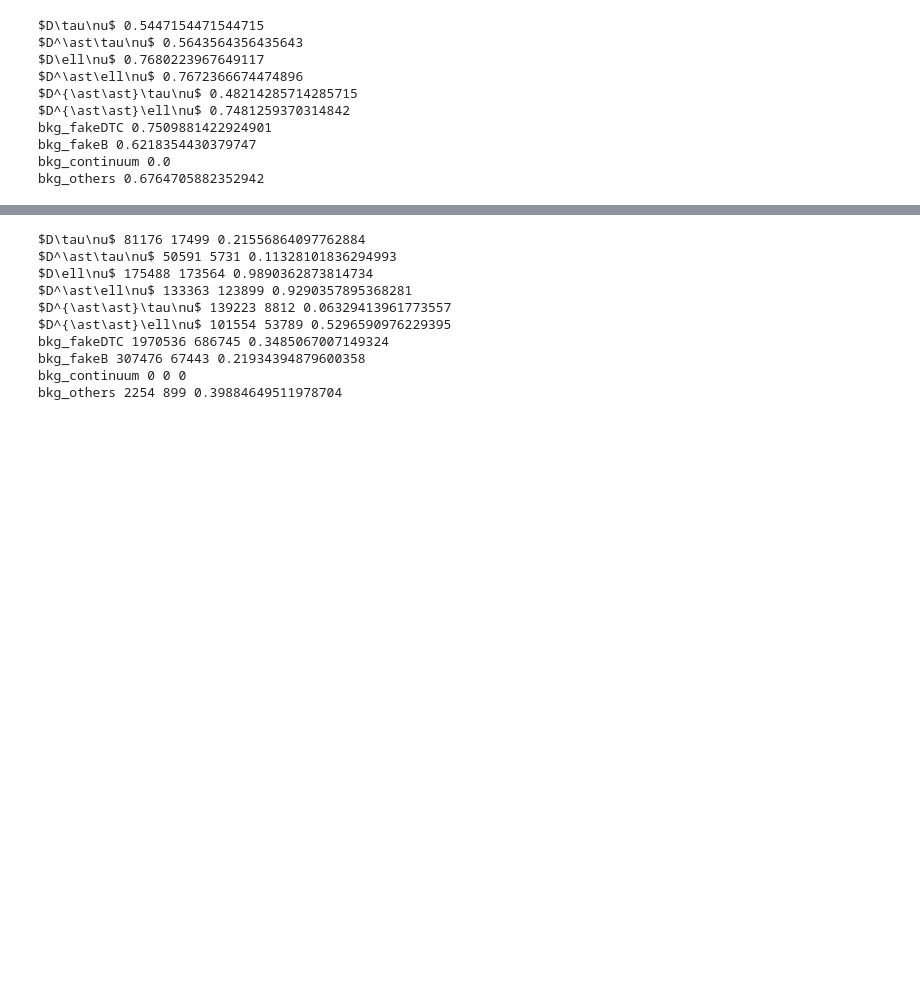
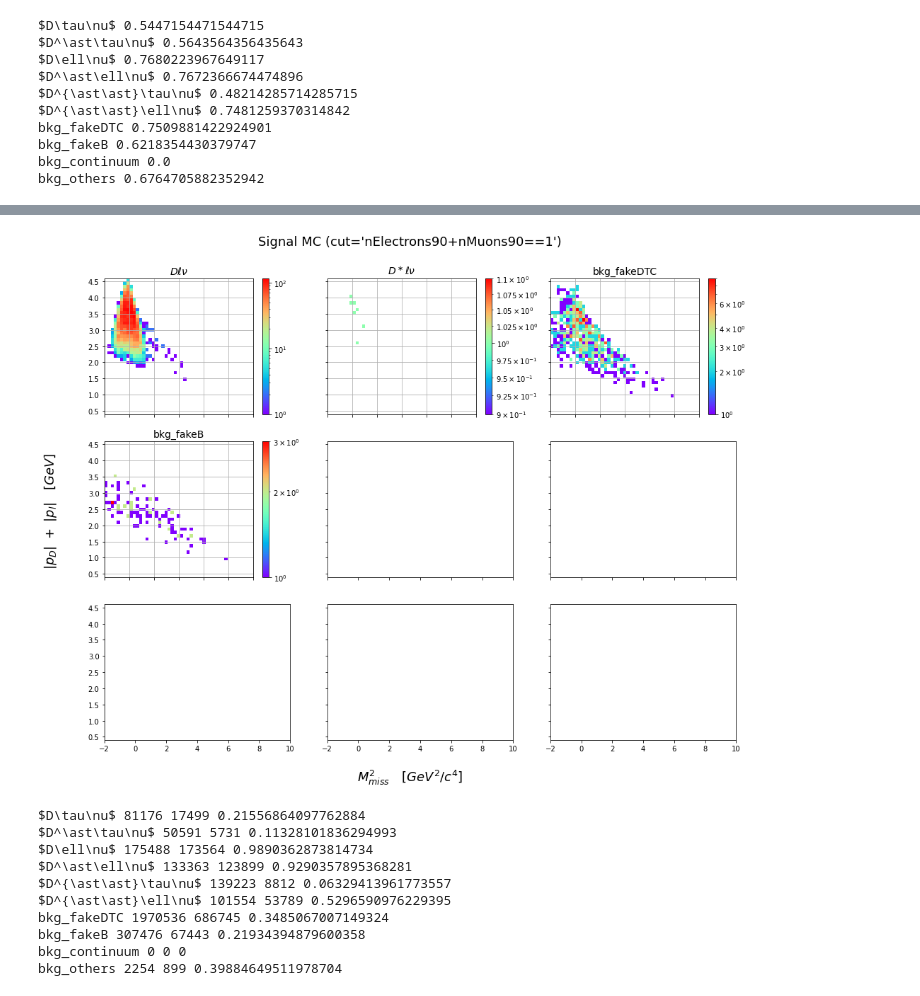
Before and after one commit to zjkjsd/inclusive_R_D, a Jupyter notebook: Offline/2_PlotNtuple_e.ipynb, the cells around one changed output, grey strips where cells are left out. Saved outputs shown, nothing was run; the diff lists cells and outputs as text; code cells hidden in the pictures; blank space fills up the shorter version.

```diff
--- a/Offline/2_PlotNtuple_e.ipynb
+++ b/Offline/2_PlotNtuple_e.ipynb
@@ -124,3 +119,7 @@ ply.hist2d(cut='130<B0_mcErrors<160 and e_mcErrors>2100')
+# %%
+mpl.plot_hist_2d(cut='nElectrons90+nMuons90==1', mask=False)
+# %% [output]
+[figure, added]
 # %%
 for name, df in samples.items():
     a = len(df)
```
Also changed, not shown: parts of 12 cells of this notebook, 17 other files.
